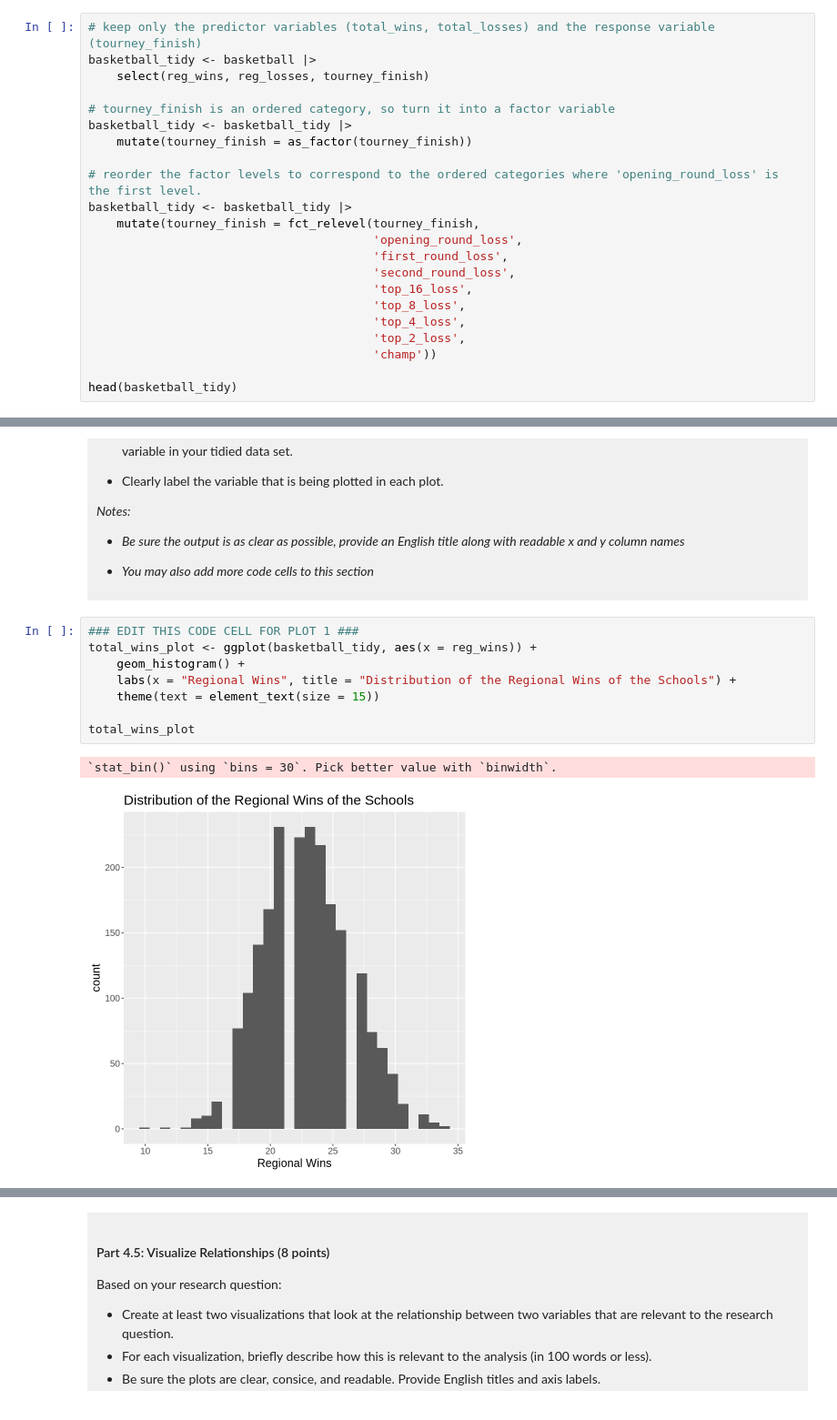
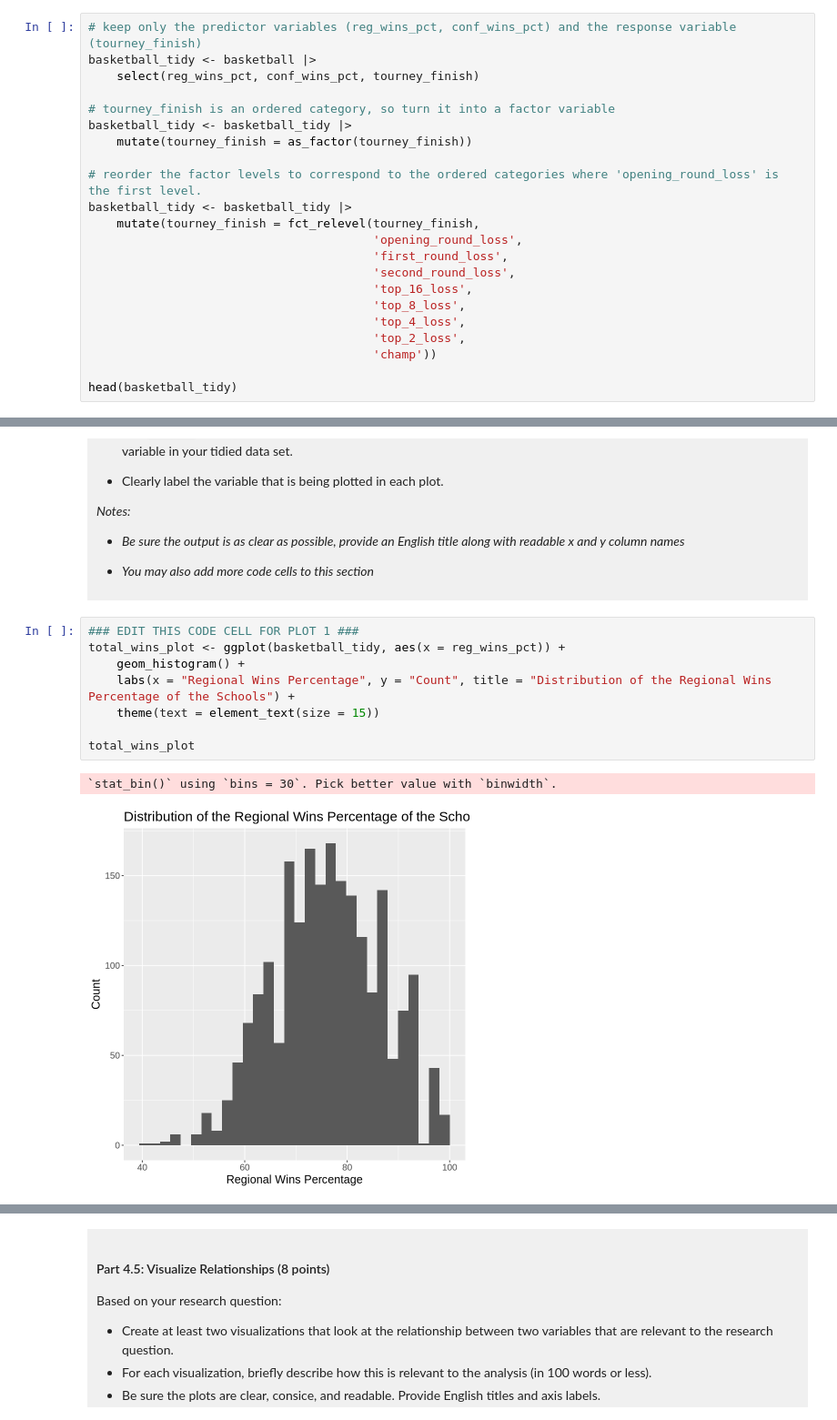
Before and after one commit to cliupatra/dsci-100-project-alexis-liu, a Jupyter notebook: dsci-100-project-notebook.ipynb, the cells around one changed output, grey strips where cells are left out. Shown at 91% size. Drawn from its saved outputs; the diff is of its cells as text.

Commit message:
Changed predictor variables to reg_wins_pct and conf_wins_pct to make a more generative predictive question.

```diff
--- a/dsci-100-project-notebook.ipynb
+++ b/dsci-100-project-notebook.ipynb
@@ -220,9 +220,9 @@ Produce a tidy data set that could be used to answer your research question usin
 
 </div>
 # %%
-# keep only the predictor variables (total_wins, total_losses) and the response variable (tourney_finish)
+# keep only the predictor variables (reg_wins_pct, conf_wins_pct) and the response variable (tourney_finish)
 basketball_tidy <- basketball |>
-    select(reg_wins, reg_losses, tourney_finish)
+    select(reg_wins_pct, conf_wins_pct, tourney_finish)
 
 # tourney_finish is an ordered category, so turn it into a factor variable
 basketball_tidy <- basketball_tidy |>
@@ -353,14 +353,14 @@ A tibble: 8 × 2
 </div>
 # %%
 ### EDIT THIS CODE CELL FOR PLOT 1 ###
-total_wins_plot <- ggplot(basketball_tidy, aes(x = reg_wins)) +
+total_wins_plot <- ggplot(basketball_tidy, aes(x = reg_wins_pct)) +
     geom_histogram() +
-    labs(x = "Regional Wins", title = "Distribution of the Regional Wins of the Schools") +
+    labs(x = "Regional Wins Percentage", y = "Count", title = "Distribution of the Regional Wins Percentage of the Schools") +
     theme(text = element_text(size = 15))
 
 total_wins_plot
 # %% [output]
 `stat_bin()` using `bins = 30`. Pick better value with `binwidth`.
-[figure, old version]
+[figure, new version]
 # %%
 ### EDIT THIS CODE CELL FOR PLOT 2 ###
```
Also changed, not shown: parts of 9 cells of this notebook.
